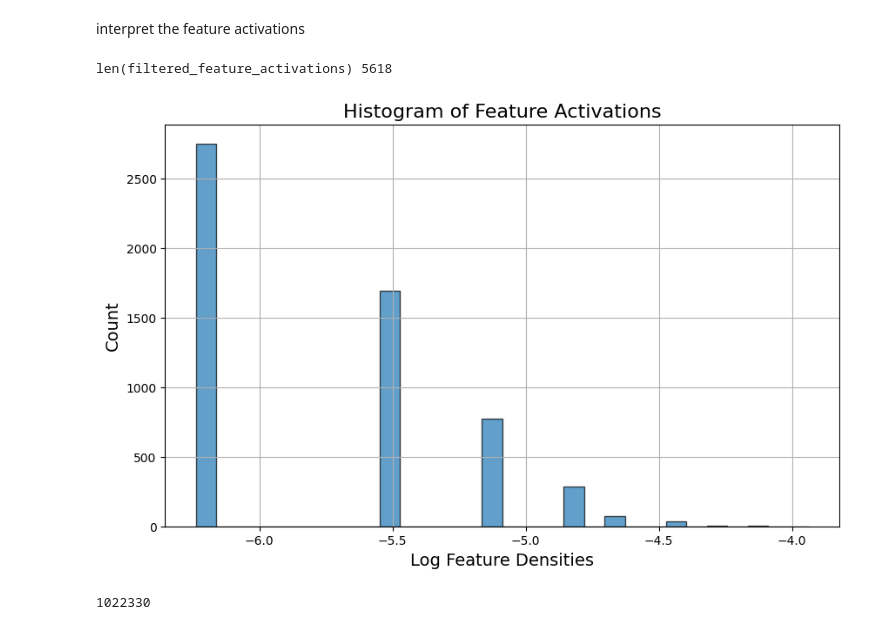
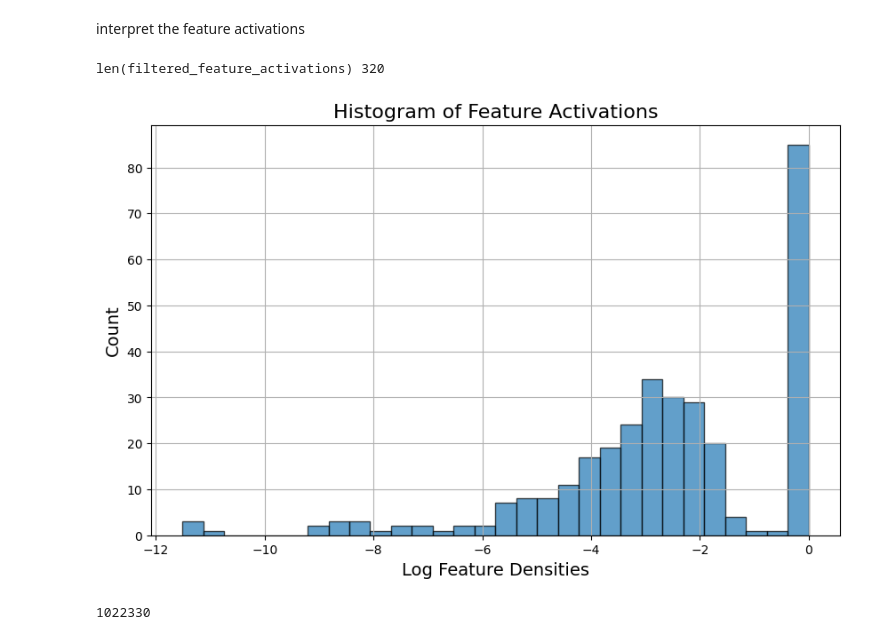
Before and after one commit to josephtey/auto-ed-coder, a Jupyter notebook: encoder_sae/analysis/analysis.ipynb, the cells around one changed output. Saved outputs shown, nothing was run; the diff lists cells and outputs as text; code cells hidden in the pictures.

```diff
--- a/encoder_sae/analysis/analysis.ipynb
+++ b/encoder_sae/analysis/analysis.ipynb
@@ -26,7 +27,8 @@ openai_api_key = os.getenv("OPENAI_API_KEY")
 * 'allow_mutation' has been removed
   warnings.warn(message, UserWarning)
 # %%
-folder = "../training_sae/saes/contra_3_20241014_084411"
+# folder = "../training_sae/saes/contra_3_20241014_084411"
+folder = "../training_sae/saes/cls_token_l5_20241105_184617"
 # %%
 # Load the model from the pickle file
 import pickle
@@ -55,7 +57,8 @@ with open(os.path.join(folder, 'sae.pkl'), "rb") as f:
     model.load_state_dict(model_state_dict)
 # %%
 # Load the log feature densities from the JSON file
-log_feature_densities_path = os.path.join(folder, "log_feature_densities.json")
+# log_feature_densities_path = os.path.join(folder, "log_feature_densities.json")
+log_feature_densities_path = "../training_sae/saes/cls_token_l5_20241118_011028/log_feature_densities.json"
 with open(log_feature_densities_path, "r") as json_file:
     log_feature_densities = json.load(json_file)
 
@@ -65,26 +123,26 @@ Log feature densities loaded successfully.
 # %% [markdown]
 interpret the feature activations
 # %%
-training_step = len(log_feature_densities) - 5
+training_step = len(log_feature_densities) - 1
 feature_activations = log_feature_densities[training_step]
 
 # Filter out -inf values
 filtered_feature_activations = [fa for fa in feature_activations if fa != -float('inf')]
 print("len(filtered_feature_activations)", len(filtered_feature_activations))
 
 import matplotlib.pyplot as plt
 
 # Plotting the histogram of feature activations
 plt.figure(figsize=(10, 6))
 plt.hist(filtered_feature_activations, bins=30, edgecolor='black', alpha=0.7)
 plt.xlabel("Log Feature Densities", fontsize=14)
 plt.ylabel("Count", fontsize=14)
 plt.title("Histogram of Feature Activations", fontsize=16)
 plt.grid(True)
 plt.show()
 # %% [output]
-len(filtered_feature_activations) 5618
+len(filtered_feature_activations) 320
-[figure, old version]
+[figure, new version]
 # %%
 len(mini_pile_dataset)
 # %% [output]
```
Also changed, not shown: parts of 6 cells of this notebook, 4 other files.
